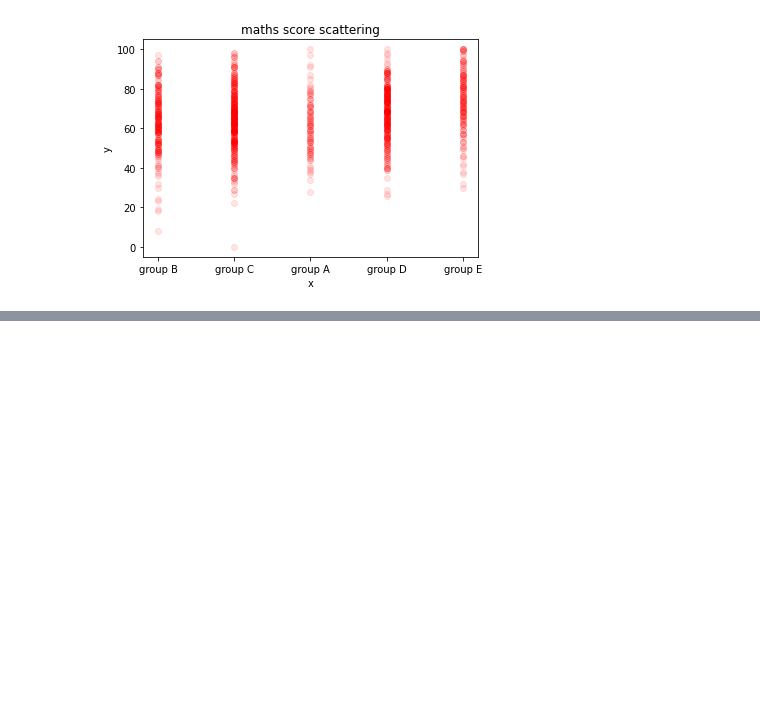
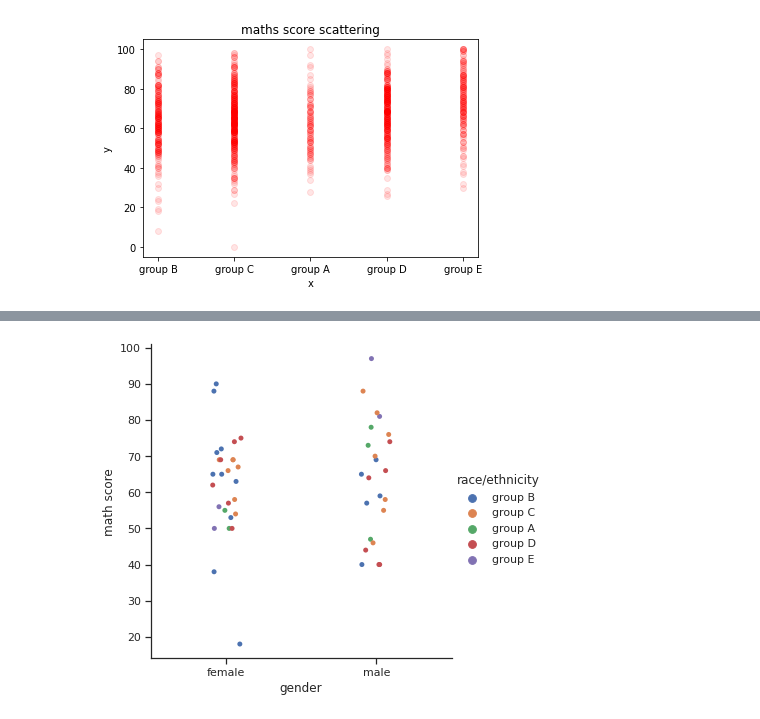
Before and after one commit to YashasaveeKesarwani99/Exploratory-data-analysis, a Jupyter notebook: Untitled11.ipynb, the cells around one changed output, grey strips where cells are left out. Cells and saved outputs as stored; diff of their text form; code cells hidden in the pictures; blank space fills up the shorter version.

```diff
--- a/Untitled11.ipynb
+++ b/Untitled11.ipynb
@@ -80,0 +106,8 @@ plt.show()
+# %%
+# 4. Catplot
+
+sns.set_theme(style="ticks")
+cat_data = data.iloc[0:50,:]
+g = sns.catplot(x="gender", y="math score", hue="race/ethnicity", data=cat_data)
+# %% [output]
+[figure, added]
```
Also changed, not shown: parts of 4 cells of this notebook.
